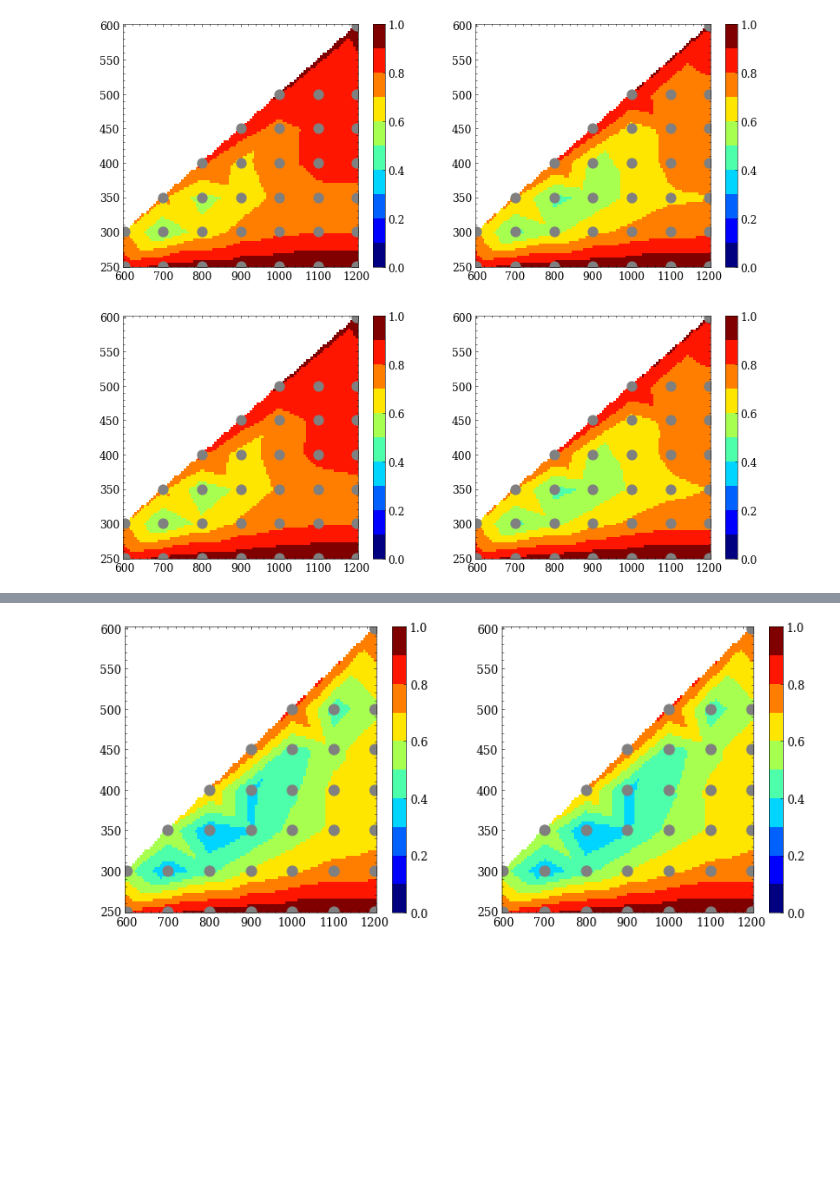
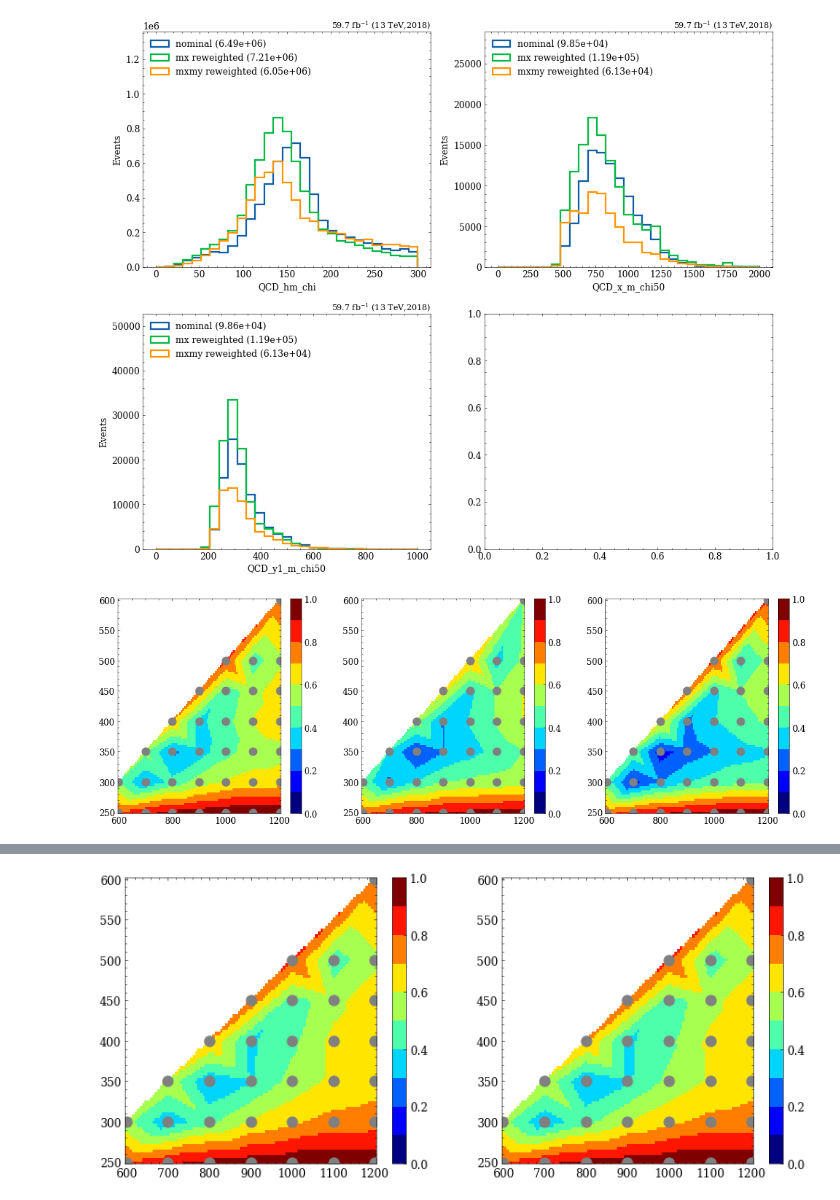
Before and after one commit to ekoenig4/analysis, a Jupyter notebook: jupyter/feynnet/x_yy_4h_8b/signal_reduction.ipynb, the cells around one changed output, grey strips where cells are left out. Cells and saved outputs as stored; diff of their text form; code cells hidden in the pictures; blank space fills up the shorter version.

```diff
--- a/jupyter/feynnet/x_yy_4h_8b/signal_reduction.ipynb
+++ b/jupyter/feynnet/x_yy_4h_8b/signal_reduction.ipynb
@@ -24,2 +27,4 @@ from utils import *
 # %%
-tree = Tree("/uscms_data/d3/ekoenig/8BAnalysis/studies/eightbStudies/scripts/feynnet/feynnet_bkg_33sig.root", treename='tree', normalization=None)
+nominal = Tree("/uscms_data/d3/ekoenig/8BAnalysis/studies/eightbStudies/scripts/feynnet/feynnet_bkg_33sig.root", treename='tree', normalization=None)
+mx_reweight = Tree("/uscms_data/d3/ekoenig/8BAnalysis/studies/eightbStudies/scripts/feynnet/feynnet_mx_reweight.root", treename='tree', normalization=None)
+mxmy_reweight = Tree("/uscms_data/d3/ekoenig/8BAnalysis/studies/eightbStudies/scripts/feynnet/feynnet_mx_my_reweight.root", treename='tree', normalization=None)
@@ -26,12 +43,40 @@ tree = Tree("/uscms_data/d3/ekoenig/8BAnalysis/studies/eightbStudies/scripts/fey
+# %%
+study.h_quick(
+    [nominal, mx_reweight, mxmy_reweight],
+    label=['nominal','mx reweighted','mxmy reweighted'],
+    stacked=False,
+    varlist=[f'QCD_hm_chi','QCD_x_m_chi50','QCD_y1_m_chi50'],
+    # dim=(-1,3),
+    legend=True,
+    errors=False,
+)
+# %% [output]
+[figure, added]
 # %%
-fig, axs = study.get_figax(nvar=4)
-for i in range(4):
-    study.mxmy_reduction(
-        tree,
-        f_var=lambda t : t.eightb_h_eff[:,i],
-        zlim=np.linspace(0,1,11),
-        g_cmap='jet',
-        figax=(fig, axs.flat[i])
-    )
+fig, axs = study.get_figax(nvar =3, dim=-1 )
+
+study.mxmy_reduction(
+    nominal,
+    f_var=lambda t : t.eightb_x_eff,
+    zlim=np.linspace(0,1,11),
+    g_cmap='jet',
+    figax=(fig, axs.flat[0])
+)
+
+study.mxmy_reduction(
+    mx_reweight,
+    f_var=lambda t : t.eightb_x_eff,
+    zlim=np.linspace(0,1,11),
+    g_cmap='jet',
+    figax=(fig, axs.flat[1])
+)
+
+study.mxmy_reduction(
+    mxmy_reweight,
+    f_var=lambda t : t.eightb_x_eff,
+    zlim=np.linspace(0,1,11),
+    g_cmap='jet',
+    figax=(fig, axs.flat[2])
+)
 # %% [output]
-[figure, old version]
+[figure, new version]
```
Also changed, not shown: parts of 5 cells of this notebook, 5 other files.
